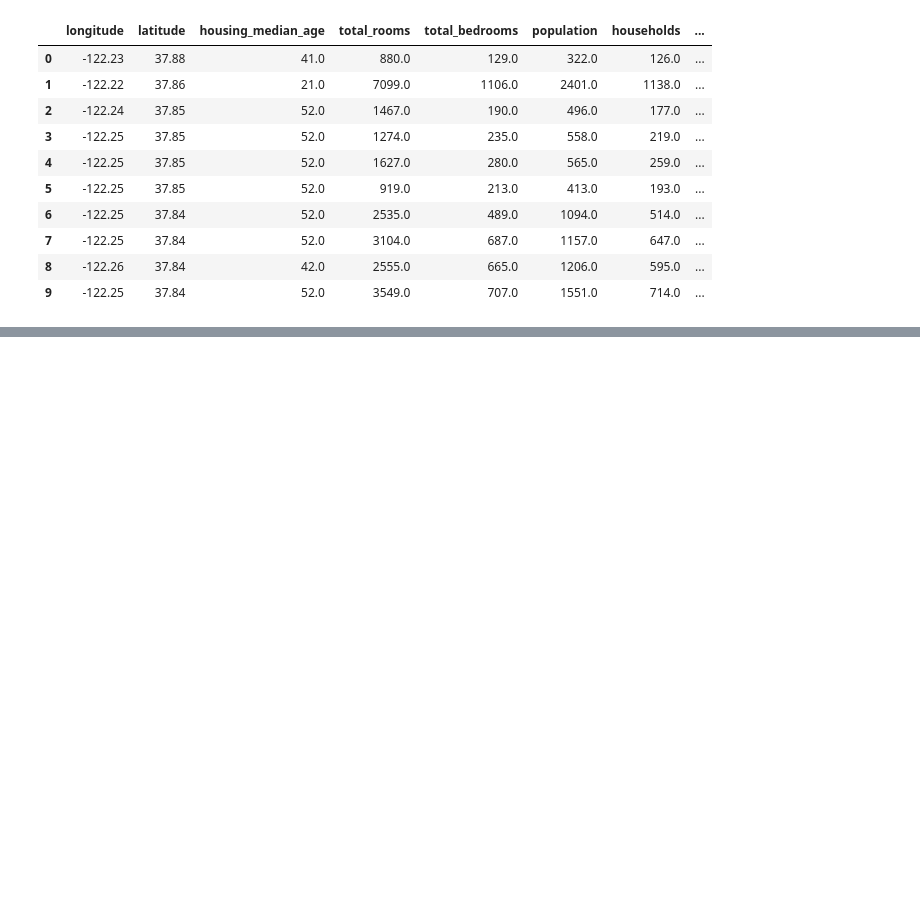
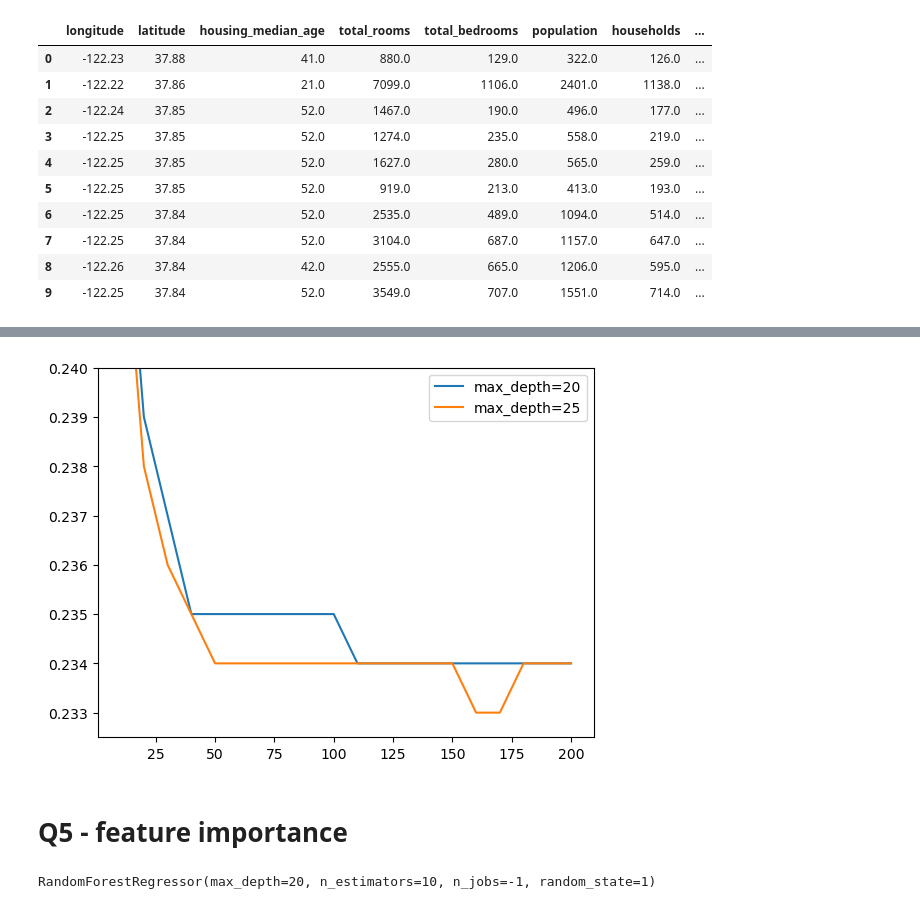
Before and after one commit to Briyas/ML-ZOOMCAMP, a Jupyter notebook: Week6/Homewok_6.ipynb, the cells around one changed output, grey strips where cells are left out. Cells and saved outputs as stored; diff of their text form; code cells hidden in the pictures; blank space fills up the shorter version.

```diff
--- a/Week6/Homewok_6.ipynb
+++ b/Week6/Homewok_6.ipynb
@@ -34,0 +158,16 @@ df.head()
+# %%
+for d in [20, 25]:
+    df_subset = df_depth_scores[df_depth_scores['max_depth'] == d]
+    plt.plot(df_subset['n_estimators'], df_subset['rmse'], label=f'max_depth={d}')
+    plt.ylim(0.2325, 0.24)
+    plt.legend()
+# %% [output]
+[figure, added]
+# %% [markdown]
+# Q5 - feature importance
+# %%
+rf = RandomForestRegressor(n_estimators=10, max_depth=20, random_state=1, n_jobs=-1)
+
+rf.fit(X_train, y_train)
+# %% [output]
+RandomForestRegressor(max_depth=20, n_estimators=10, n_jobs=-1, random_state=1)
```
Also changed, not shown: parts of 27 cells of this notebook.
